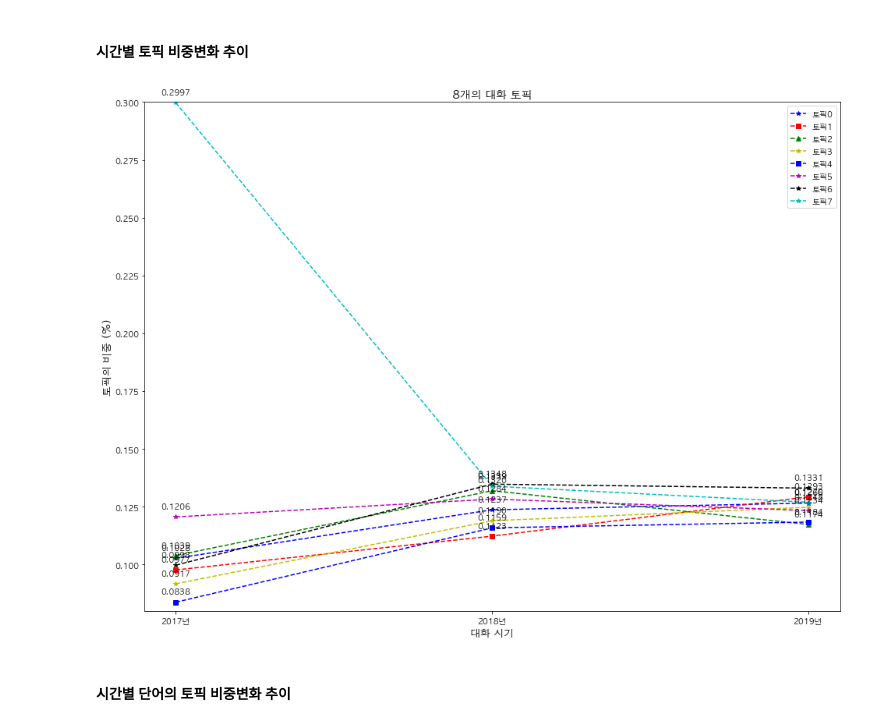
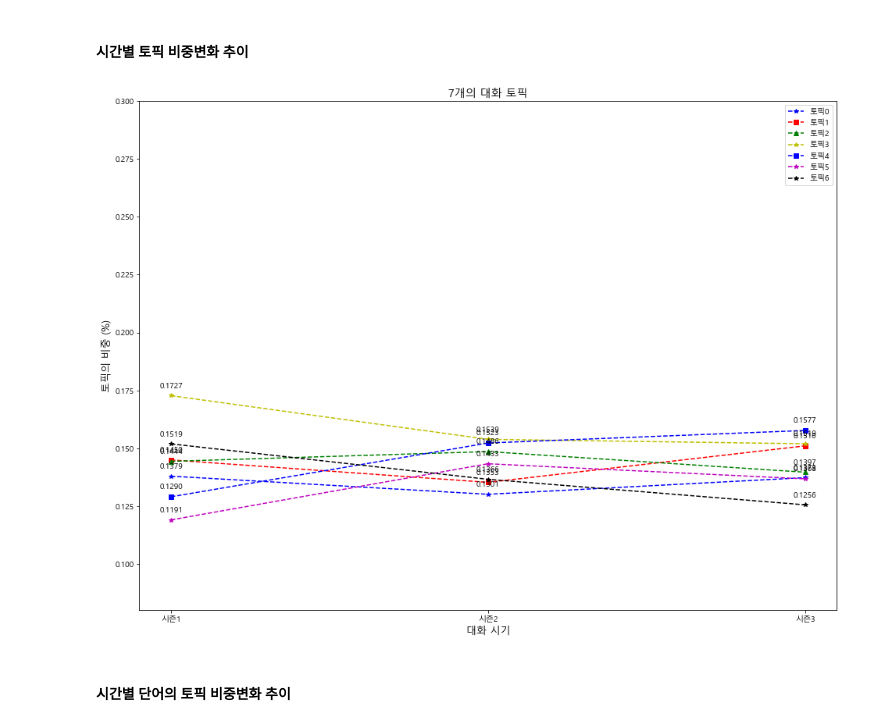
Before and after one commit to woosa7/nbcc_projects, a Jupyter notebook: ML/KoNLPy/14_DynamicTopicModel_평가하기.ipynb, the cells around one changed output. Cells and saved outputs as stored; diff of their text form; code cells hidden in the pictures.

Commit message:
DynamicTopicModel - coherence score, 토픽 변화 분석

```diff
--- a/ML/KoNLPy/14_DynamicTopicModel_평가하기.ipynb
+++ b/ML/KoNLPy/14_DynamicTopicModel_평가하기.ipynb
@@ -116,18 +131,18 @@ model_list, coherence_scores = compute_coherence(dictionary=dictionary,
 # %%
 import pickle
 
-with open("kakao_dtm_models.pk", 'wb') as f:
+with open("data/kakao_dtm_models.pk", 'wb') as f:
     pickle.dump(model_list, f)
 
-with open("kakao_dtm_cs.pk", 'wb') as f:
+with open("data/kakao_dtm_cs.pk", 'wb') as f:
     pickle.dump(coherence_scores, f)
 # %%
 import pickle
 
-with open("kakao_dtm_models.pk", 'rb') as f:
+with open("data/kakao_dtm_models.pk", 'rb') as f:
     model_list = pickle.load(f)
 
-with open("kakao_dtm_cs.pk", 'rb') as f:
+with open("data/kakao_dtm_cs.pk", 'rb') as f:
     coherence_scores = pickle.load(f)
 # %% [markdown]
 ### 5. Topic Coherence 변화 그래프 그리기
@@ -255,9 +272,9 @@ print(len(doc_time))
 # %%
-# time_slot 별로 1000개씩만 뽑기.
+# OOM 문제로 인해 time_slot 별로 1000개씩 문서 샘플링.
+
 sample_idx1 = np.random.randint(0, time_slice[0], size=1000)
 sample_idx2 = np.random.randint(time_slice[0], time_slice[0] + time_slice[1], size=1000)
-sample_idx3 = np.random.randint(time_slice[0] + time_slice[1], time_slice[0] + time_slice[1] + time_slice[2],
-                                size=1000)
+sample_idx3 = np.random.randint(time_slice[0] + time_slice[1], time_slice[0] + time_slice[1] + time_slice[2], size=1000)
 
 print(sample_idx1[:10])
 print(sample_idx2[:10])
@@ -314,10 +330,11 @@ doc_topic_dist[0].shape
 (3000,)
 # %%
 dtm_df = pd.DataFrame({"Time" : processing_time, "Topic0" : doc_topic_dist[0], "Topic1" : doc_topic_dist[1],
-                      "Topic2" : doc_topic_dist[2], "Topic3" : doc_topic_dist[3], "Topic4" : doc_topic_dist[4],
-                       "Topic5" : doc_topic_dist[5], "Topic6" : doc_topic_dist[6], "Topic7" : doc_topic_dist[7]
+                       "Topic2" : doc_topic_dist[2], "Topic3" : doc_topic_dist[3], "Topic4" : doc_topic_dist[4],
+                       "Topic5" : doc_topic_dist[5], "Topic6" : doc_topic_dist[6]
                       })
 
 print(dtm_df.head())
-dtm_df.to_excel("kakao_dtm_8topic_dist.xlsx")
+
+dtm_df.to_excel("data/kakao_dtm_8topic_dist.xlsx")
 # %% [output]
@@ -384,30 +383,30 @@ dtype: float64
 # %%
 # figure 하나당 4개씩 그래프 그리기
 
 plt.figure(figsize=(16, 12))
 plt.plot(timeslot_avg['Time'], timeslot_avg['Topic0'], 'b*--', label='토픽0')
 plt.plot(timeslot_avg['Time'], timeslot_avg['Topic1'], 'rs--', label='토픽1')
 plt.plot(timeslot_avg['Time'], timeslot_avg['Topic2'], 'g^--', label='토픽2')
 plt.plot(timeslot_avg['Time'], timeslot_avg['Topic3'], 'y*--', label='토픽3')
 plt.plot(timeslot_avg['Time'], timeslot_avg['Topic4'], 'bs--', label='토픽4')
 plt.plot(timeslot_avg['Time'], timeslot_avg['Topic5'], 'm*--', label='토픽5')
 plt.plot(timeslot_avg['Time'], timeslot_avg['Topic6'], 'k*--', label='토픽6')
-plt.plot(timeslot_avg['Time'], timeslot_avg['Topic7'], 'c*--', label='토픽7')
-#그래프에서 값 표시하는 annotate 방법 찾기
-for topic_id in ['Topic0', 'Topic1', 'Topic2', 'Topic3', 'Topic4', 'Topic5', 'Topic6', 'Topic7']:
+
+# 그래프에서 값 표시하는 annotate 방법 찾기
+for topic_id in ['Topic0', 'Topic1', 'Topic2', 'Topic3', 'Topic4', 'Topic5', 'Topic6']:
     for x, y in zip(range(len(time_slice)), timeslot_avg[topic_id]):
         plt.annotate("%.4f"%y, (x, y), textcoords="offset points", xytext=(0,10), ha='center')
 
-plt.title("8개의 대화 토픽", fontsize=14)
+plt.title("7개의 대화 토픽", fontsize=14)
 plt.xlabel("대화 시기", fontsize=13)
 plt.ylabel("토픽의 비중 (%)", fontsize=13)
-plt.xticks(timeslot_avg['Time'], ['2017년', '2018년', '2019년'])
+plt.xticks(timeslot_avg['Time'], ['시즌1', '시즌2', '시즌3'])
 plt.ylim([0.08, 0.30])
 plt.legend(loc="best")
-plt.savefig("kakao_topic_distribution_graph.png")
+plt.savefig("data/kakao_topic_distribution_graph.png")
 plt.show()
 # %% [output]
-[figure, old version]
+[figure, new version]
 # %% [markdown]
 #### 시간별 단어의 토픽 비중변화 추이
 # %%
```
Also changed, not shown: parts of 25 cells of this notebook, 14 other files.
